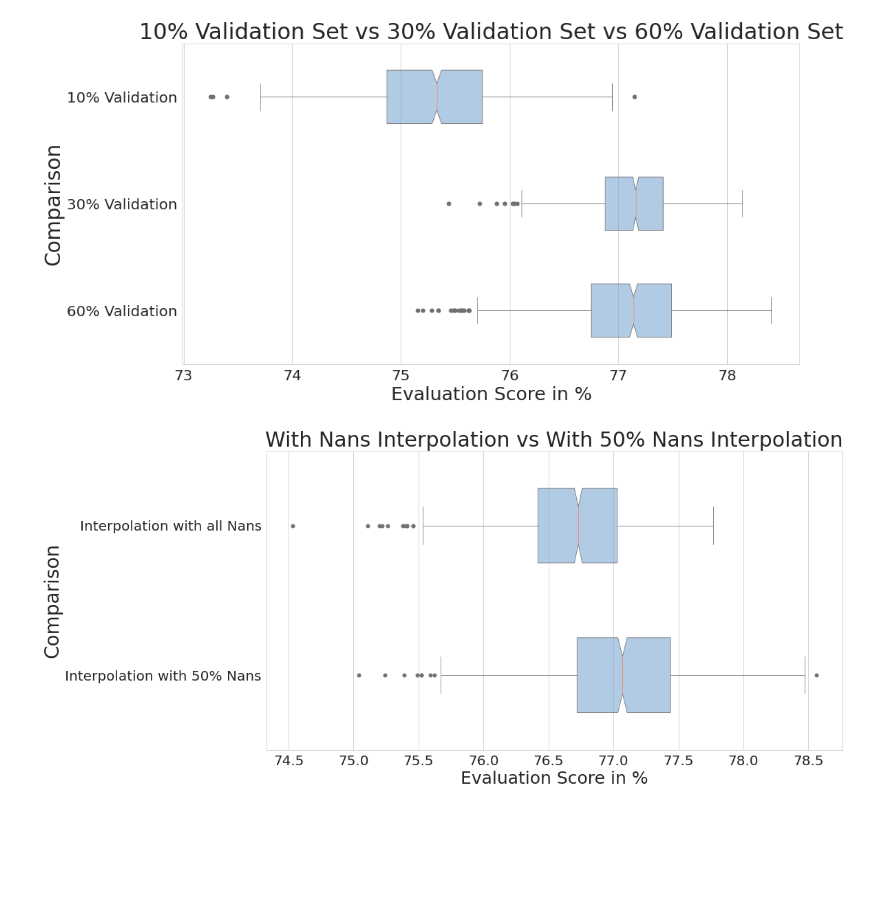
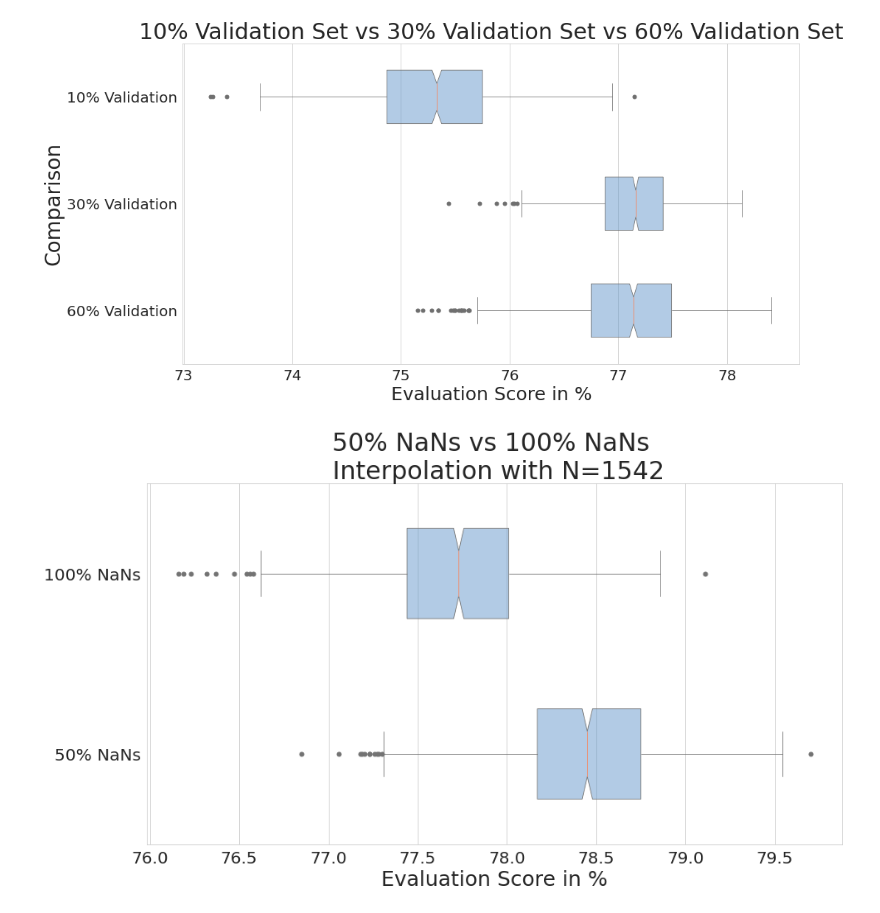
Before and after one commit to dude2033/data_synthesizer, a Jupyter notebook: DataVisualization.ipynb, the cells around one changed output. Saved outputs shown, nothing was run; the diff lists cells and outputs as text; code cells hidden in the pictures; blank space fills up the shorter version.

```diff
--- a/DataVisualization.ipynb
+++ b/DataVisualization.ipynb
@@ -35,7 +35,7 @@ def Plotwith2param(data1,data2):
 
     return xdata1, xdata2
 # %%
-def plotbox(title,xlabel,ylabel,data):
+def plotbox(title,xlabel,data):
     df = pd.DataFrame.from_dict(data)
     plt.figure(figsize=(15,8))
     sns.set_style("whitegrid",rc={'figure.facecolor':'white'})
@@ -46,5 +46,4 @@ def plotbox(title,xlabel,ylabel,data):
     boxplot.tick_params(labelsize=20)
     boxplot.axes.set_title(title, fontsize=30)
     boxplot.set_xlabel(xlabel, fontsize=25)
-    boxplot.set_ylabel(ylabel, fontsize=28)
 # %%
@@ -74,14 +73,14 @@ plotbox("10% Validation Set vs 30% Validation Set vs 60% Validation Set","Evalua
 # %% [output]
 [figure]
 # %%
-intall = pd.read_csv("SyntheticData/withalltheNansinterpolated.csv", header=None)
-int50 = pd.read_csv("SyntheticData/withmax50%Nansinterpolated.csv", header=None)
+intall = pd.read_csv("SyntheticData/100%NaNs_Interpolated_8Features_1542InputLines.csv", header=None)
+int50 = pd.read_csv("SyntheticData/50%NaNs_Interpolated_8Features_1542InputLines.csv", header=None)
 
 data1,data2 = Plotwith2param(intall,int50)
 
-dicdata = {"Interpolation with all Nans" : data1, "Interpolation with 50% Nans":data2}
+dicdata = {"100% NaNs" : data1, "50% NaNs":data2}
 
-plotbox("With Nans Interpolation vs With 50% Nans Interpolation","Evaluation Score in %","Comparison",dicdata)
+plotbox("50% NaNs vs 100% NaNs \n Interpolation with N=1542","Evaluation Score in %",dicdata)
 # %% [output]
-[figure, old version]
+[figure, new version]
 # %%
```
Also changed, not shown: parts of 5 cells of this notebook, 9 other files.
